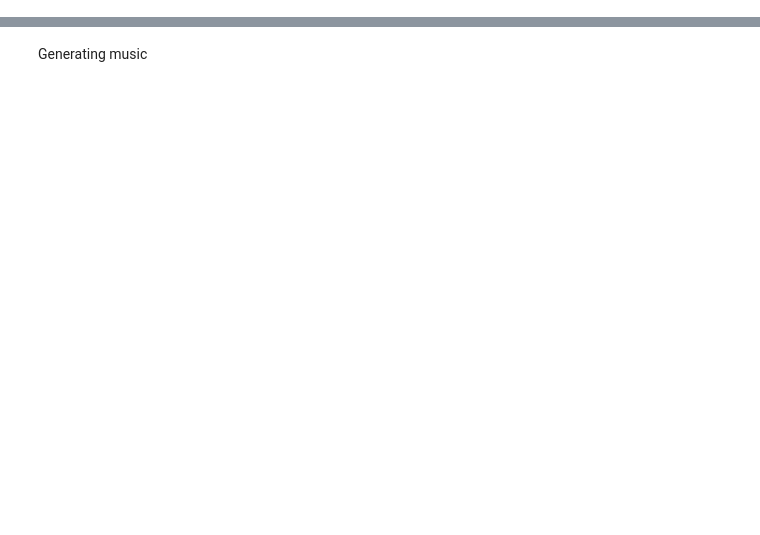
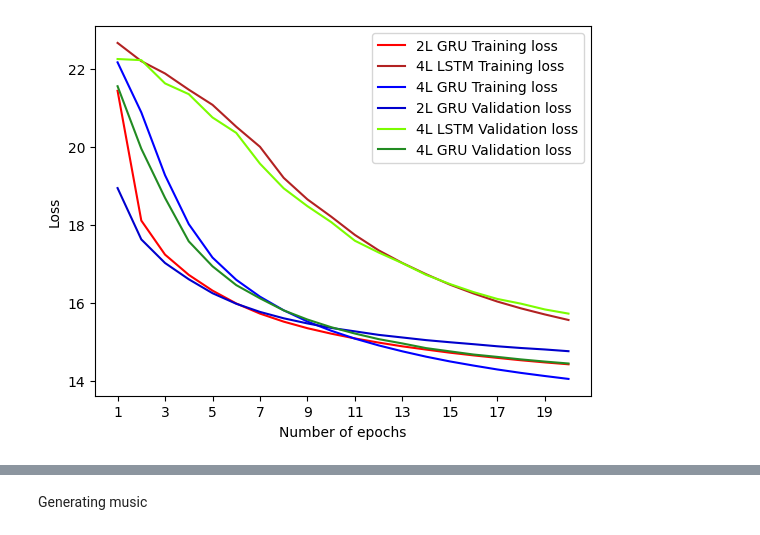
Before and after one commit to Valentin-dB/DD2424-MusicGen, a Jupyter notebook: AllFeaturesRNN_GRU.ipynb, the cells around one changed output, grey strips where cells are left out. Drawn from its saved outputs; the diff is of its cells as text; code cells hidden in the pictures; blank space fills up the shorter version.

Commit message:
Comparison LSTM-GRU

```diff
--- a/AllFeaturesRNN_GRU.ipynb
+++ b/AllFeaturesRNN_GRU.ipynb
@@ -834,0 +236,11 @@ plot_training_results("Training our Multi-Input Multi-Output GRU3",lossGRU3,chan
+# %%
+dim = 300
+learning_rate = 0.001
+optimizer = optimizers.Adam(learning_rate=learning_rate)
+n_epochs = 20
+
+lossGRU4, channels_accuracyGRU4, notes_accuracyGRU4, velocities_accuracyGRU4, times_accuracyGRU4 = [], [], [], [], []
+val_lossGRU4, val_channels_accuracyGRU4, val_notes_accuracyGRU4, val_velocities_accuracyGRU4, val_times_accuracyGRU4 = [], [], [], [], []
+
+GRU4_model = ut.create_model("GRU",[100,100,100,100],n_Channels,n_Notes,n_Velocities,time_range)
+GRU4_model.summary()
@@ -834,0 +265,14 @@ plot_training_results("Training our Multi-Input Multi-Output GRU3",lossGRU3,chan
+# %%
+GRU4_model.compile(optimizer='adam', loss=losses, loss_weights=loss_weights, metrics=metrics)
+history = GRU4_model.fit([X_Channels, X_Notes, X_Velocities, X_Times], [y_Channels, y_Notes, y_Velocities, y_Times], epochs=n_epochs, batch_size=n_batch, validation_data=([Val_X_Channels, Val_X_Notes, Val_X_Velocities, Val_X_Times], [Val_y_Channels, Val_y_Notes, Val_y_Velocities, Val_y_Times]))
+
+lossGRU4 += history.history['loss']
+channels_accuracyGRU4 += history.history['Channels_accuracy']
+notes_accuracyGRU4 += history.history['Notes_accuracy']
+velocities_accuracyGRU4 += history.history['Velocities_accuracy']
+times_accuracyGRU4 += history.history['Times_tol_accuracy']
+val_lossGRU4 += history.history['val_loss']
+val_channels_accuracyGRU4 += history.history['val_Channels_accuracy']
+val_notes_accuracyGRU4 += history.history['val_Notes_accuracy']
+val_velocities_accuracyGRU4 += history.history['val_Velocities_accuracy']
+val_times_accuracyGRU4 += history.history['val_Times_tol_accuracy']
@@ -834,0 +300,2 @@ plot_training_results("Training our Multi-Input Multi-Output GRU3",lossGRU3,chan
+# %%
+ut.plot_training_results("Training our Multi-Input Multi-Output GRU 4 layers",lossGRU4,channels_accuracyGRU4,notes_accuracyGRU4,velocities_accuracyGRU4,times_accuracyGRU4,val_lossGRU4,val_channels_accuracyGRU4,val_notes_accuracyGRU4,val_velocities_accuracyGRU4,val_times_accuracyGRU4)
@@ -834,0 +305,19 @@ plot_training_results("Training our Multi-Input Multi-Output GRU3",lossGRU3,chan
+# %%
+n = len(lossGRU4)+1
+x = range(1,n)
+x_ticks = range(1,n,max(1,n//10))
+
+plt.figure()
+plt.plot(x, lossGRU2, label="2L GRU Training loss",color='red')
+plt.plot(x, lossLSTM, label="4L LSTM Training loss",color='firebrick')
+plt.plot(x, lossGRU4, label="4L GRU Training loss",color='blue')
+plt.plot(x, val_lossGRU2, label="2L GRU Validation loss",color='mediumblue')
+plt.plot(x, val_lossLSTM, label="4L LSTM Validation loss",color='lawngreen')
+plt.plot(x, val_lossGRU4, label="4L GRU Validation loss",color='forestgreen')
+plt.legend()
+plt.xlabel("Number of epochs")
+plt.ylabel("Loss")
+plt.xticks(x_ticks)
+plt.show()
+# %% [output]
+[figure, added]
```
Also changed, not shown: parts of 53 cells of this notebook.
